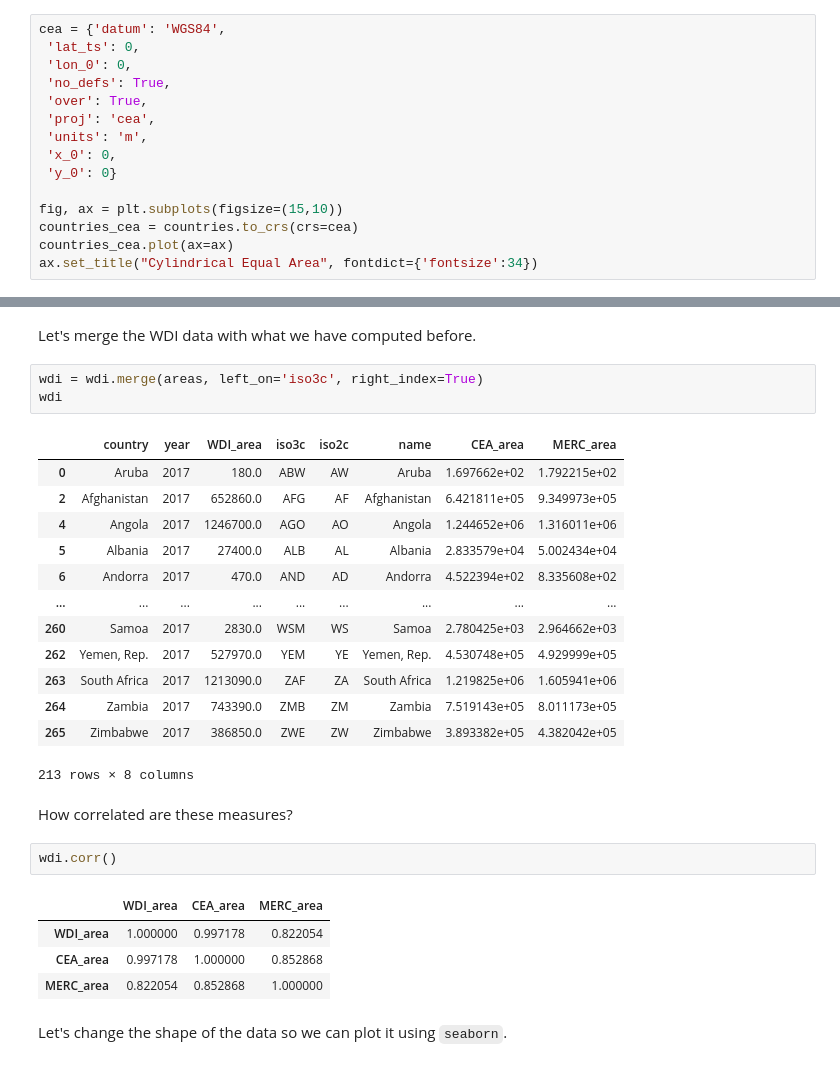
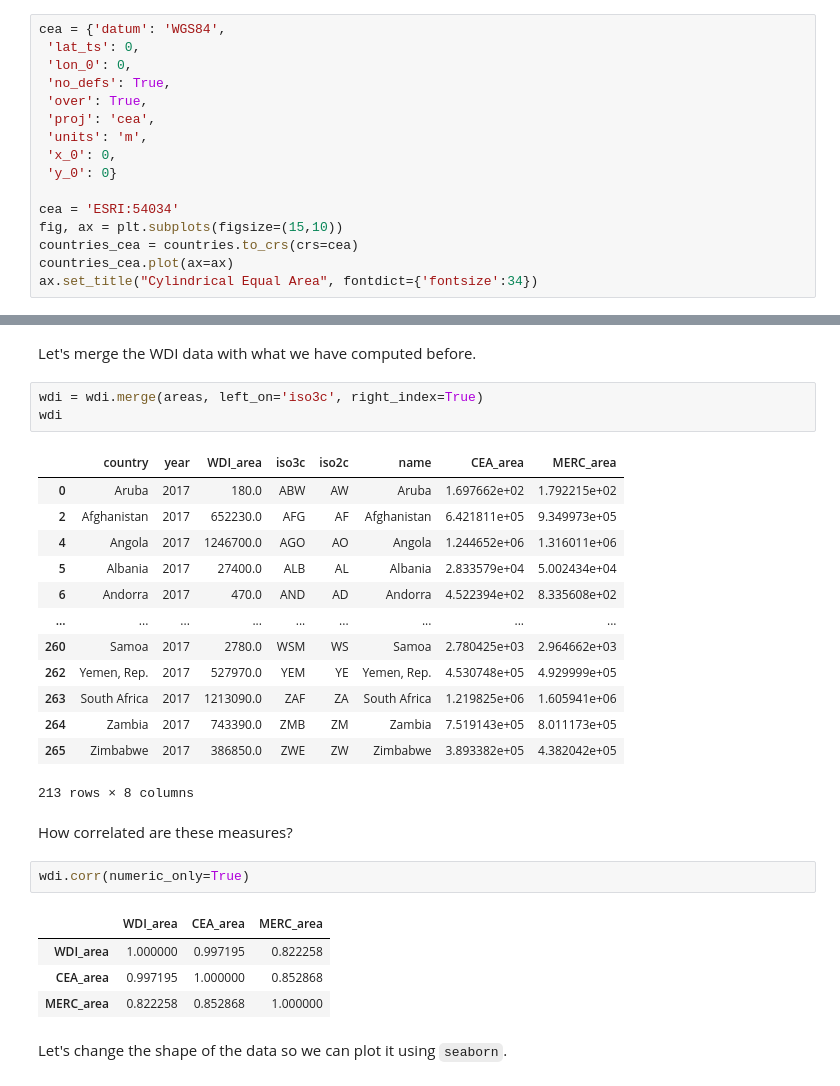
Before and after one commit to SMU-Econ-Growth/EconGrowthUG-Notebooks, a Jupyter notebook: GIS-with-Python.ipynb, the cells around one changed output, grey strips where cells are left out. Cells and saved outputs as stored; diff of their text form.

```diff
--- a/GIS-with-Python.ipynb
+++ b/GIS-with-Python.ipynb
@@ -177,6 +176,7 @@ cea = {'datum': 'WGS84',
  'x_0': 0,
  'y_0': 0}
 
+cea = 'ESRI:54034'
 fig, ax = plt.subplots(figsize=(15,10))
 countries_cea = countries.to_crs(crs=cea)
 countries_cea.plot(ax=ax)
@@ -307,12 +307,12 @@ wdi
 # %% [output]
 |  | country | year | WDI_area | iso3c | iso2c | name | CEA_area | MERC_area |
 | 0 | Aruba | 2017 | 180.0 | ABW | AW | Aruba | 1.697662e+02 | 1.792215e+02 |
-| 2 | Afghanistan | 2017 | 652860.0 | AFG | AF | Afghanistan | 6.421811e+05 | 9.349973e+05 |
+| 2 | Afghanistan | 2017 | 652230.0 | AFG | AF | Afghanistan | 6.421811e+05 | 9.349973e+05 |
 | 4 | Angola | 2017 | 1246700.0 | AGO | AO | Angola | 1.244652e+06 | 1.316011e+06 |
 | 5 | Albania | 2017 | 27400.0 | ALB | AL | Albania | 2.833579e+04 | 5.002434e+04 |
 | 6 | Andorra | 2017 | 470.0 | AND | AD | Andorra | 4.522394e+02 | 8.335608e+02 |
 | ... | ... | ... | ... | ... | ... | ... | ... | ... |
-| 260 | Samoa | 2017 | 2830.0 | WSM | WS | Samoa | 2.780425e+03 | 2.964662e+03 |
+| 260 | Samoa | 2017 | 2780.0 | WSM | WS | Samoa | 2.780425e+03 | 2.964662e+03 |
 | 262 | Yemen, Rep. | 2017 | 527970.0 | YEM | YE | Yemen, Rep. | 4.530748e+05 | 4.929999e+05 |
 | 263 | South Africa | 2017 | 1213090.0 | ZAF | ZA | South Africa | 1.219825e+06 | 1.605941e+06 |
 | 264 | Zambia | 2017 | 743390.0 | ZMB | ZM | Zambia | 7.519143e+05 | 8.011173e+05 |
@@ -321,12 +321,12 @@ wdi
 # %% [markdown]
 How correlated are these measures?
 # %%
-wdi.corr()
+wdi.corr(numeric_only=True)
 # %% [output]
 |  | WDI_area | CEA_area | MERC_area |
-| WDI_area | 1.000000 | 0.997178 | 0.822054 |
-| CEA_area | 0.997178 | 1.000000 | 0.852868 |
-| MERC_area | 0.822054 | 0.852868 | 1.000000 |
+| WDI_area | 1.000000 | 0.997195 | 0.822258 |
+| CEA_area | 0.997195 | 1.000000 | 0.852868 |
+| MERC_area | 0.822258 | 0.852868 | 1.000000 |
 # %% [markdown]
 Let's change the shape of the data so we can plot it using ``seaborn``.
 # %%
```
Also changed, not shown: parts of 53 cells of this notebook, 21 other files.
